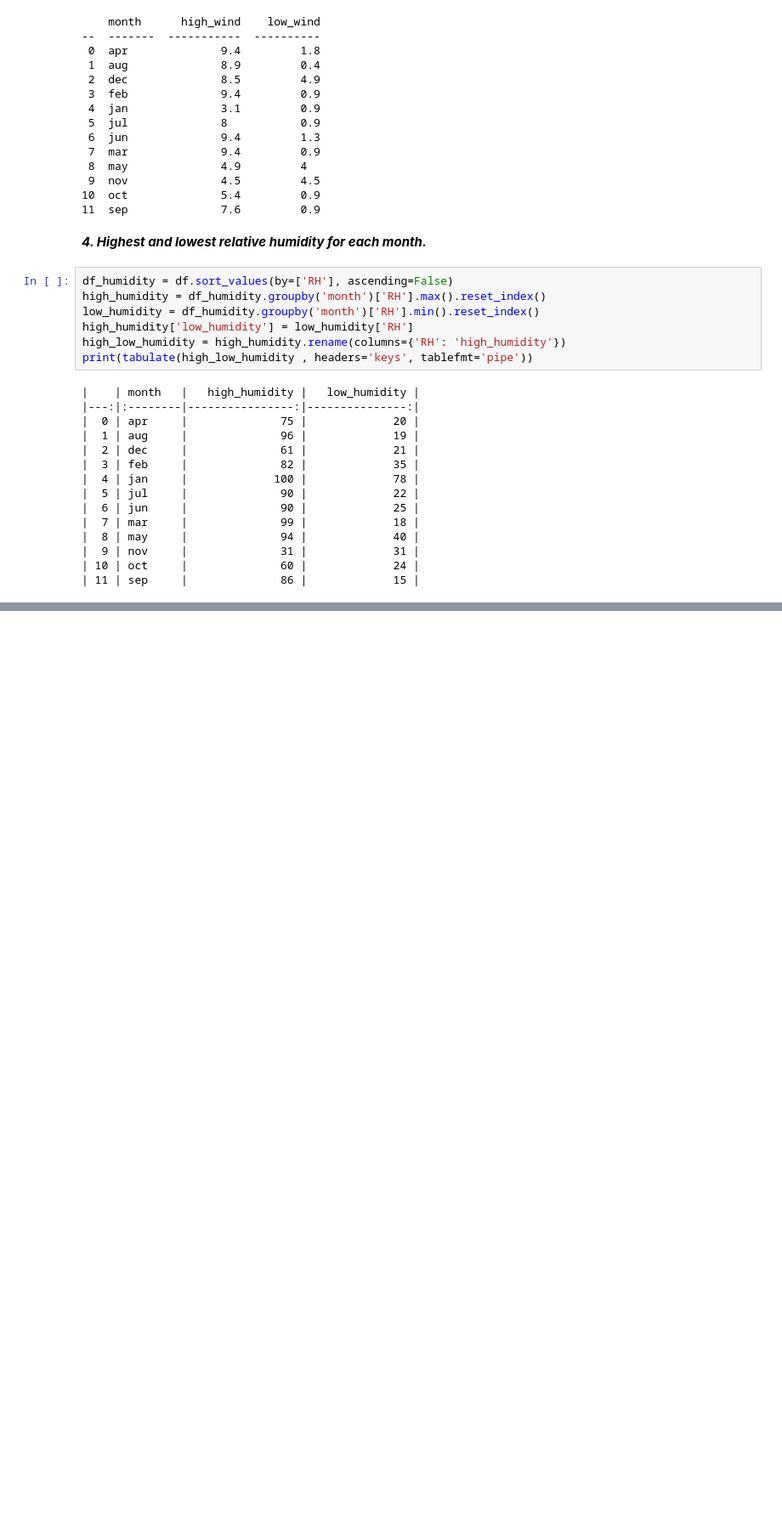
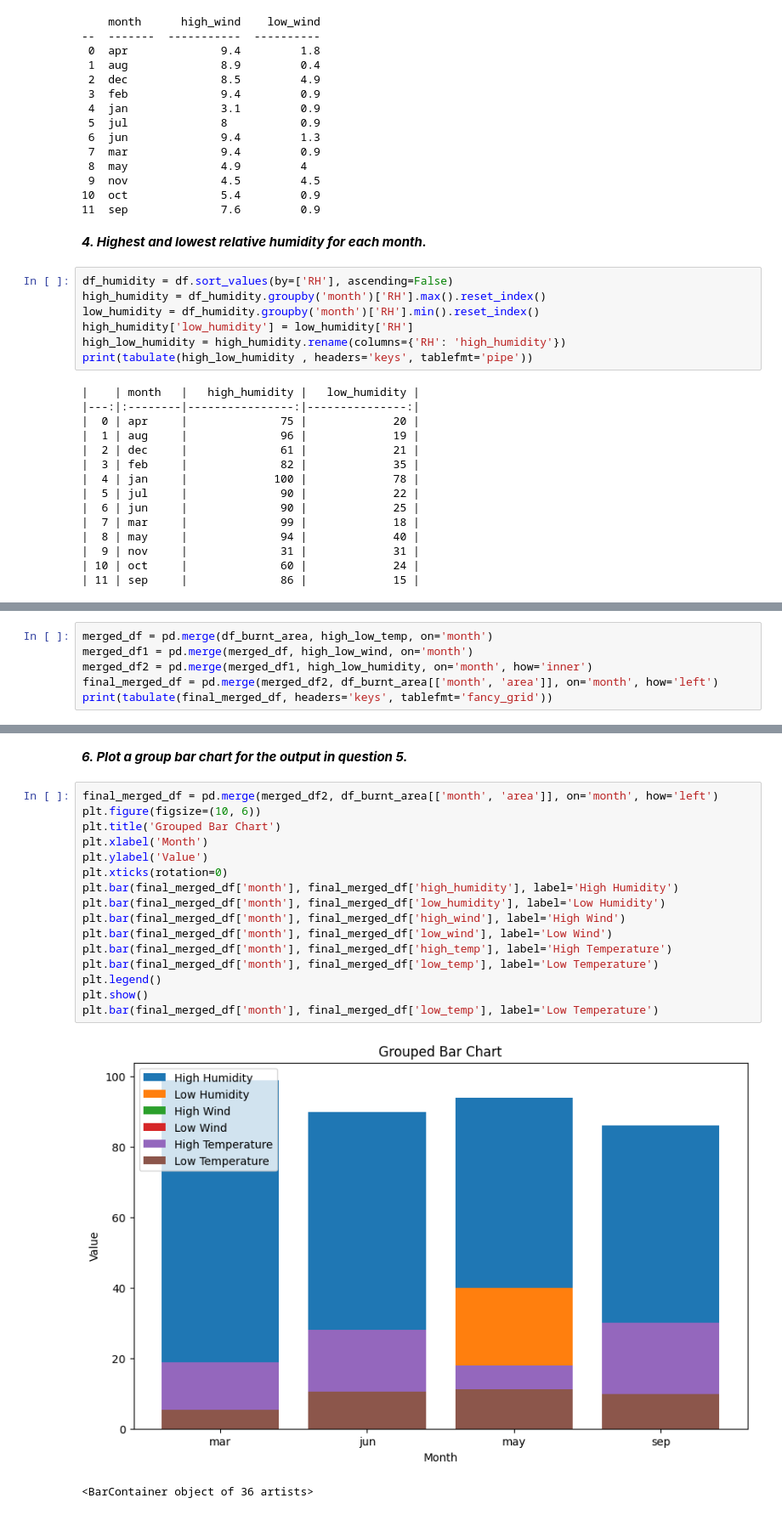
Before and after one commit to GNANASAMBANTHAN/GNANASAMBANTHAN, a Jupyter notebook: Mini_Project_5_Forest_Fire.ipynb, the cells around one changed output, grey strips where cells are left out. Shown: that part at 85% size. Cells and saved outputs as stored; diff of their text form; blank space fills up the shorter version.

```diff
--- a/Mini_Project_5_Forest_Fire.ipynb
+++ b/Mini_Project_5_Forest_Fire.ipynb
@@ -157,0 +160,6 @@ print(tabulate(high_low_humidity , headers='keys', tablefmt='pipe'))
+# %%
+merged_df = pd.merge(df_burnt_area, high_low_temp, on='month')
+merged_df1 = pd.merge(merged_df, high_low_wind, on='month')
+merged_df2 = pd.merge(merged_df1, high_low_humidity, on='month', how='inner')
+final_merged_df = pd.merge(merged_df2, df_burnt_area[['month', 'area']], on='month', how='left')
+print(tabulate(final_merged_df, headers='keys', tablefmt='fancy_grid'))
@@ -157,0 +184,21 @@ print(tabulate(high_low_humidity , headers='keys', tablefmt='pipe'))
+# %% [markdown]
+***6. Plot a group bar chart for the output in question 5.***
+# %%
+final_merged_df = pd.merge(merged_df2, df_burnt_area[['month', 'area']], on='month', how='left')
+plt.figure(figsize=(10, 6))
+plt.title('Grouped Bar Chart')
+plt.xlabel('Month')
+plt.ylabel('Value')
+plt.xticks(rotation=0)
+plt.bar(final_merged_df['month'], final_merged_df['high_humidity'], label='High Humidity')
+plt.bar(final_merged_df['month'], final_merged_df['low_humidity'], label='Low Humidity')
+plt.bar(final_merged_df['month'], final_merged_df['high_wind'], label='High Wind')
+plt.bar(final_merged_df['month'], final_merged_df['low_wind'], label='Low Wind')
+plt.bar(final_merged_df['month'], final_merged_df['high_temp'], label='High Temperature')
+plt.bar(final_merged_df['month'], final_merged_df['low_temp'], label='Low Temperature')
+plt.legend()
+plt.show()
+plt.bar(final_merged_df['month'], final_merged_df['low_temp'], label='Low Temperature')
+# %% [output]
+[figure, added]
+<BarContainer object of 36 artists>
```
Also changed, not shown: parts of 3 cells of this notebook.
